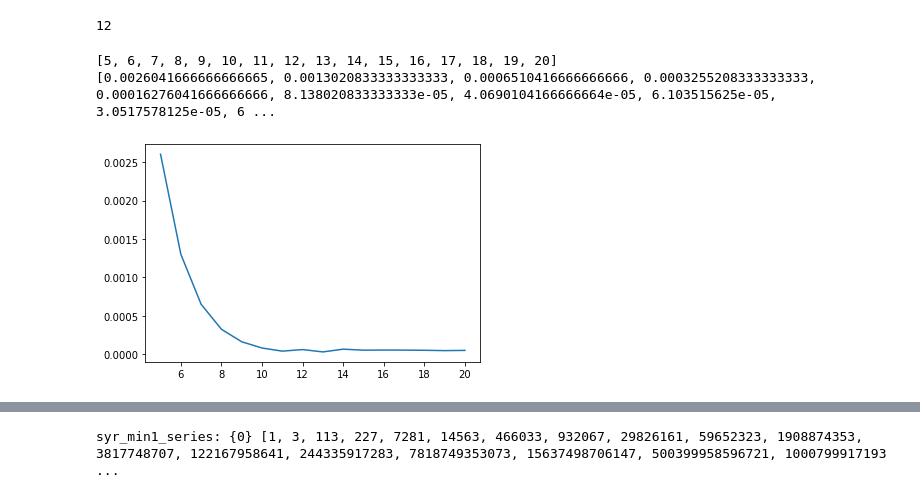
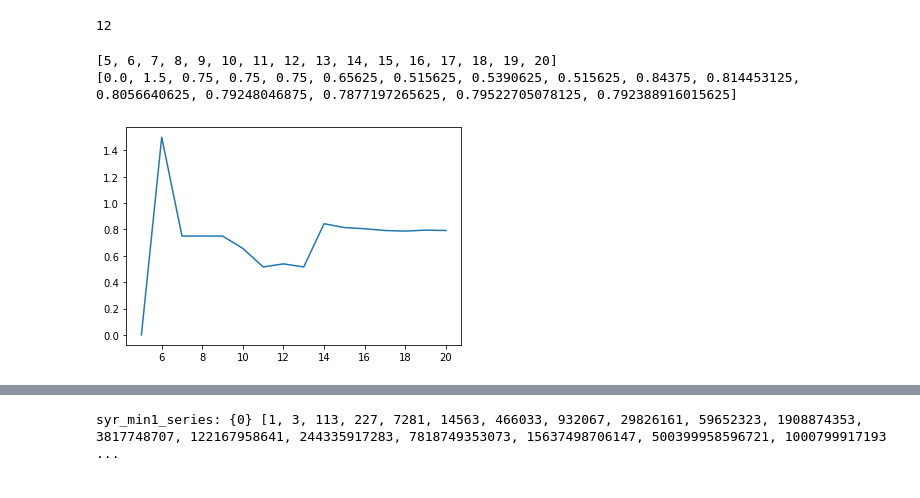
Before and after one commit to Sultanow/pedal_curves, a Jupyter notebook: python/notebooks/playground_jnt.ipynb, the cells around one changed output, grey strips where cells are left out. Cells and saved outputs as stored; diff of their text form; code cells hidden in the pictures.

```diff
--- a/python/notebooks/playground_jnt.ipynb
+++ b/python/notebooks/playground_jnt.ipynb
@@ -32,12 +32,13 @@ def remove_0mod3(v_series:list[int]) -> list[int]:
 def syr_min_1(v_series:list[int]) -> list[int]:
     res = []
     for i in v_series:
-        if i%3 == 1:
-            #Type C case
-            res.append((4*i-1)//3)
-        elif i%3 == 2:
-            #Type A case
-            res.append((2*i-1)//3)
+        if i> 1:
+            if i%3 == 1:
+                #Type C case
+                res.append((4*i-1)//3)
+            elif i%3 == 2:
+                #Type A case
+                res.append((2*i-1)//3)
     return res
 
 recursion_jumps = []
@@ -70,26 +71,26 @@ print(x)
 # %% [output]
 12
 # %%
-start = 641
+start = 1
 max_bin_len = 20
 x_val=[]
 y_val=[]
 for mbl in range(5, max_bin_len+1):
     x_val.append(mbl)
     y = func(start, mbl, 0)
-    y = y/(2**(mbl-1))/24
+    y = y/(2**(mbl-1)/24)
     y_val.append(y)
 
 
 print(x_val)
 print(y_val)
 
 plt.plot(x_val, y_val)
 plt.show()
 # %% [output]
 [5, 6, 7, 8, 9, 10, 11, 12, 13, 14, 15, 16, 17, 18, 19, 20]
-[0.0026041666666666665, 0.0013020833333333333, 0.0006510416666666666, 0.0003255208333333333, 0.00016276041666666666, 8.138020833333333e-05, 4.0690104166666664e-05, 6.103515625e-05, 3.0517578125e-05, 6 ...
+[0.0, 1.5, 0.75, 0.75, 0.75, 0.65625, 0.515625, 0.5390625, 0.515625, 0.84375, 0.814453125, 0.8056640625, 0.79248046875, 0.7877197265625, 0.79522705078125, 0.792388916015625]
-[figure, old version]
+[figure, new version]
 # %%
 l = len(recursion_jumps)
 y_val = [1]*l
```
Also changed, not shown: parts of 1 cell of this notebook.
